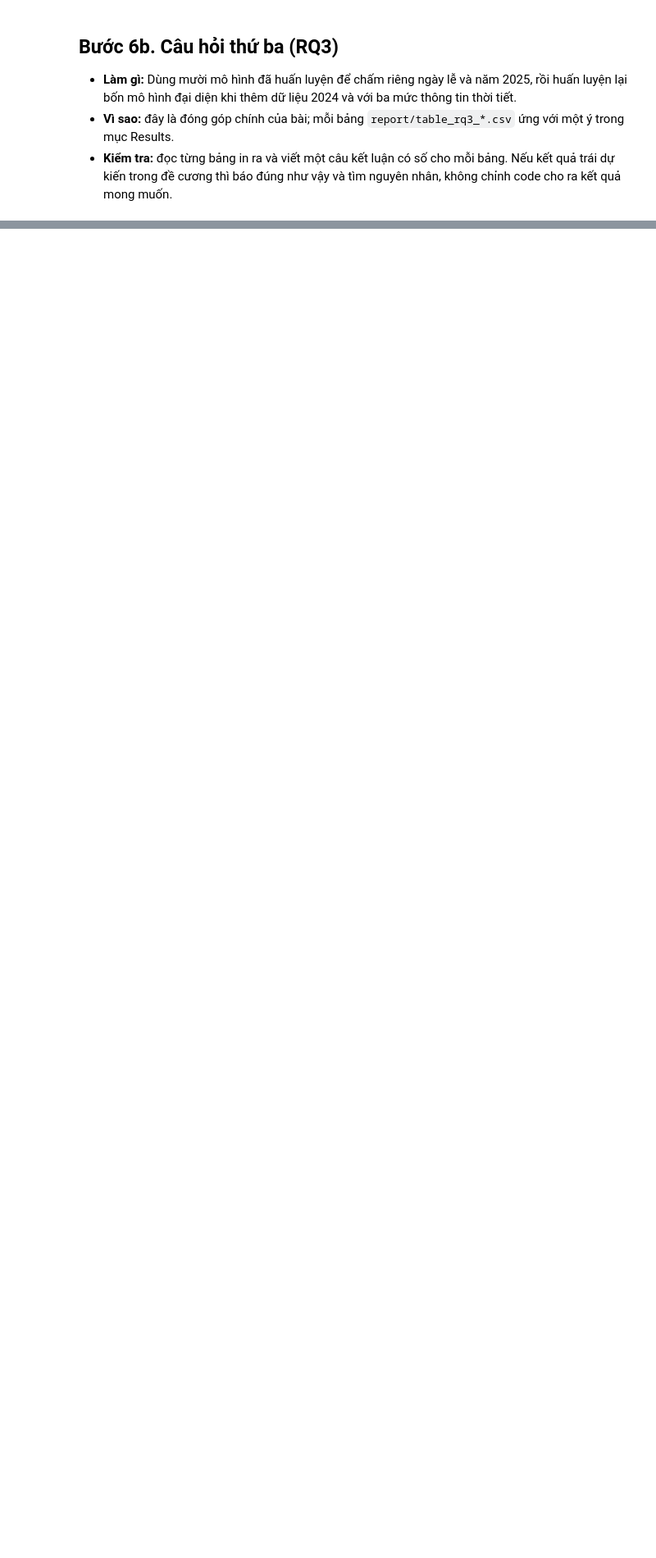
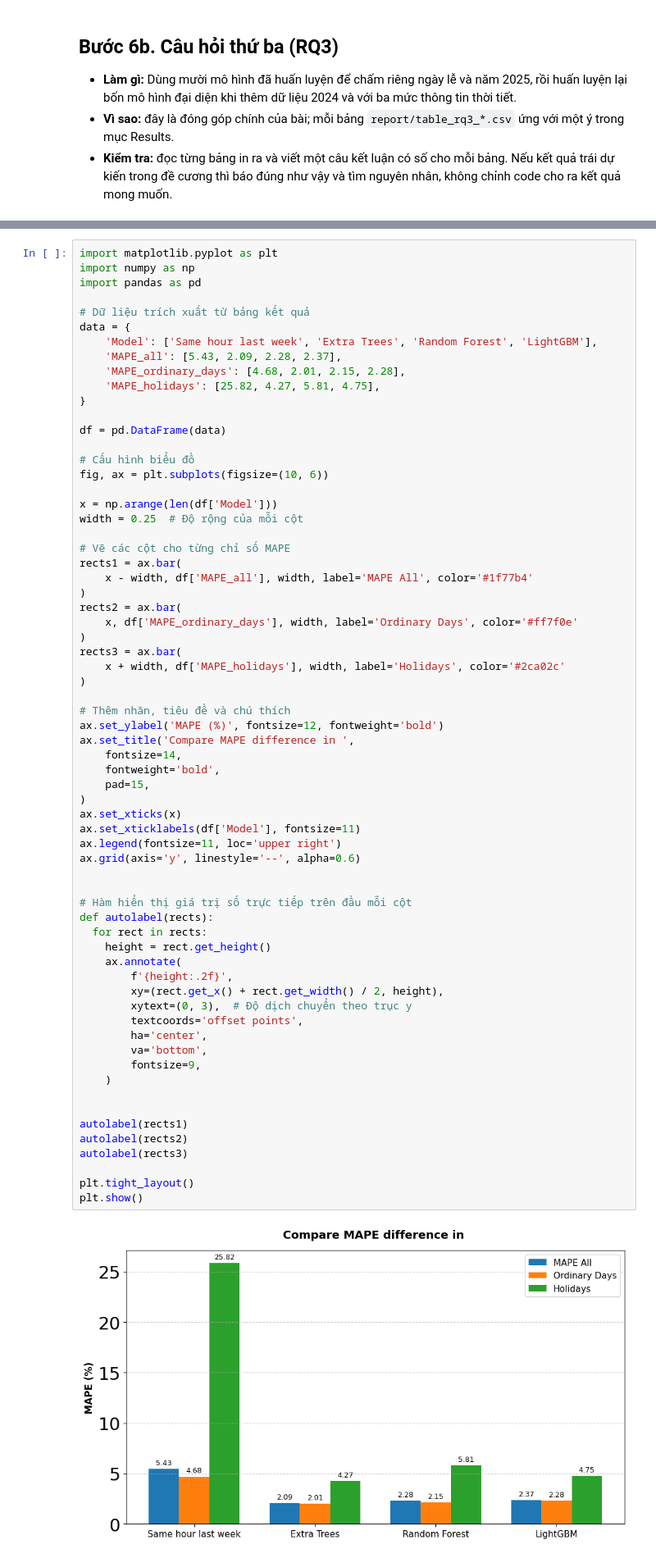
Before and after one commit to quan534/ADY-Project-Battery-prediction-model, a Jupyter notebook: OnGoingAssessment2_ICIDST_TurkiyeElectricity_HolidayForecast/Notebook_B_OnGoingAssessment2_ICIDST_TurkiyeElectricity_HolidayForecast.ipynb, the cells around one changed output, grey strips where cells are left out. Shown at 82% size. Cells and saved outputs as stored; diff of their text form; blank space fills up the shorter version.

```diff
--- a/OnGoingAssessment2_ICIDST_TurkiyeElectricity_HolidayForecast/Notebook_B_OnGoingAssessment2_ICIDST_TurkiyeElectricity_HolidayForecast.ipynb
+++ b/OnGoingAssessment2_ICIDST_TurkiyeElectricity_HolidayForecast/Notebook_B_OnGoingAssessment2_ICIDST_TurkiyeElectricity_HolidayForecast.ipynb
@@ -200,0 +353,68 @@ wt = pd.DataFrame(rows, columns=['model', 'MAPE_no_weather', 'MAPE_weather_now',
+# %%
+import matplotlib.pyplot as plt
+import numpy as np
+import pandas as pd
+
+# Dữ liệu trích xuất từ bảng kết quả
+data = {
+    'Model': ['Same hour last week', 'Extra Trees', 'Random Forest', 'LightGBM'],
+    'MAPE_all': [5.43, 2.09, 2.28, 2.37],
+    'MAPE_ordinary_days': [4.68, 2.01, 2.15, 2.28],
+    'MAPE_holidays': [25.82, 4.27, 5.81, 4.75],
+}
+
+df = pd.DataFrame(data)
+
+# Cấu hình biểu đồ
+fig, ax = plt.subplots(figsize=(10, 6))
+
+x = np.arange(len(df['Model']))
+width = 0.25  # Độ rộng của mỗi cột
+
+# Vẽ các cột cho từng chỉ số MAPE
+rects1 = ax.bar(
+    x - width, df['MAPE_all'], width, label='MAPE All', color='#1f77b4'
+)
+rects2 = ax.bar(
+    x, df['MAPE_ordinary_days'], width, label='Ordinary Days', color='#ff7f0e'
+)
+rects3 = ax.bar(
+    x + width, df['MAPE_holidays'], width, label='Holidays', color='#2ca02c'
+)
+
+# Thêm nhãn, tiêu đề và chú thích
+ax.set_ylabel('MAPE (%)', fontsize=12, fontweight='bold')
+ax.set_title('Compare MAPE difference in ',
+    fontsize=14,
+    fontweight='bold',
+    pad=15,
+)
+ax.set_xticks(x)
+ax.set_xticklabels(df['Model'], fontsize=11)
+ax.legend(fontsize=11, loc='upper right')
+ax.grid(axis='y', linestyle='--', alpha=0.6)
+
+
+# Hàm hiển thị giá trị số trực tiếp trên đầu mỗi cột
+def autolabel(rects):
+  for rect in rects:
+    height = rect.get_height()
+    ax.annotate(
+        f'{height:.2f}',
+        xy=(rect.get_x() + rect.get_width() / 2, height),
+        xytext=(0, 3),  # Độ dịch chuyển theo trục y
+        textcoords='offset points',
+        ha='center',
+        va='bottom',
+        fontsize=9,
+    )
+
+
+autolabel(rects1)
+autolabel(rects2)
+autolabel(rects3)
+
+plt.tight_layout()
+plt.show()
+# %% [output]
+[figure, added]
```
Also changed, not shown: parts of 16 cells of this notebook, 10 other files.
